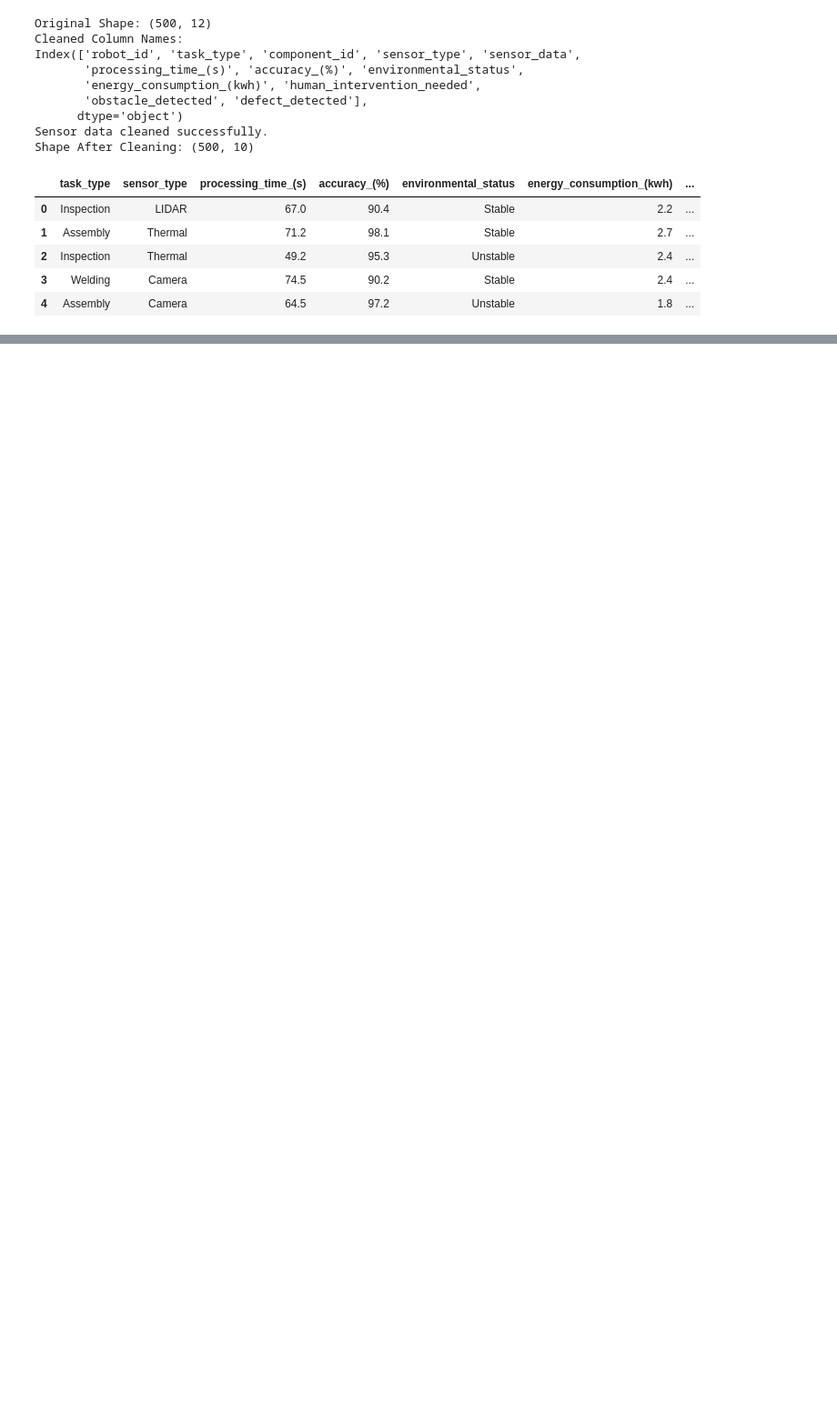
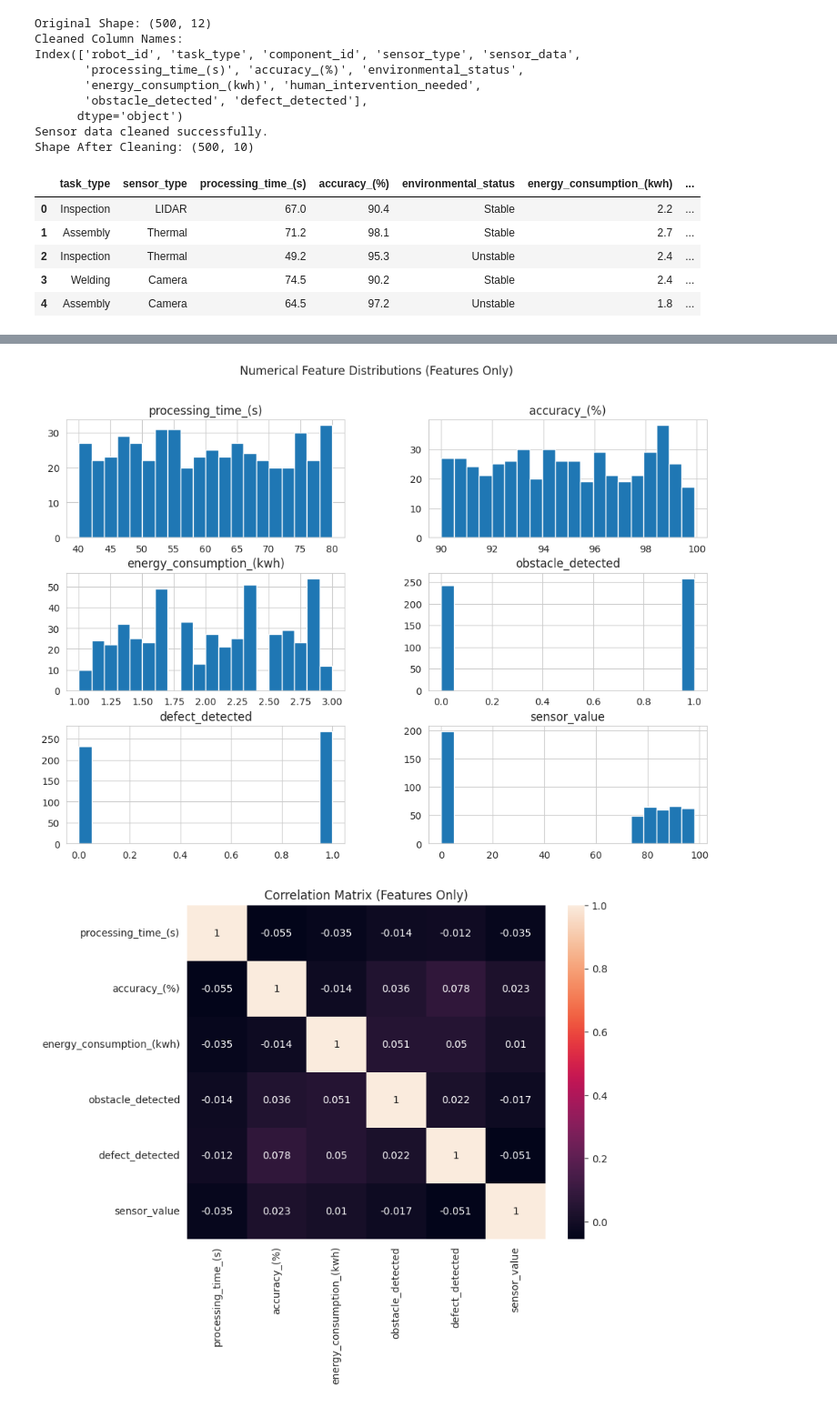
Before and after one commit to SeonwooKim03/EET-4501---Group-1, a Jupyter notebook: Project Assignment 4.ipynb, the cells around one changed output, grey strips where cells are left out. Shown at 91% size. Saved outputs shown, nothing was run; the diff lists cells and outputs as text; code cells hidden in the pictures; blank space fills up the shorter version.

```diff
--- a/Project Assignment 4.ipynb
+++ b/Project Assignment 4.ipynb
@@ -114,0 +78,49 @@ for col in categorical_cols:
+# %%
+import matplotlib.pyplot as plt
+import seaborn as sns
+
+sns.set_style("whitegrid")
+plt.rcParams["figure.figsize"] = (8,6)
+
+target = "human_intervention_needed"
+id_cols = ["robot_id", "component_id"]
+
+
+numeric_cols = [
+    c for c in df.select_dtypes(include=["int64", "float64"]).columns
+    if c not in ([target] + id_cols)
+]
+
+categorical_cols = [
+    c for c in df.select_dtypes(include=["object", "category", "bool"]).columns
+    if c not in ([target] + id_cols)
+]
+
+# 1) Histograms for numeric features
+df[numeric_cols].hist(bins=20, figsize=(12,8))
+plt.suptitle("Numerical Feature Distributions (Features Only)")
+plt.show()
+
+# 2) Correlation heatmap for numeric features
+plt.figure(figsize=(8,6))
+corr = df[numeric_cols].corr()
+sns.heatmap(corr, annot=True)
+plt.title("Correlation Matrix (Features Only)")
+plt.show()
+
+# 3) Countplots for categorical features
+for col in categorical_cols:
+    plt.figure(figsize=(6,4))
+    sns.countplot(x=col, data=df)
+    plt.xticks(rotation=45)
+    plt.title(f"Distribution of {col} (Feature Only)")
+    plt.show()
+
+# plot target separately
+plt.figure(figsize=(4,3))
+sns.countplot(x=target, data=df)
+plt.title("Target Distribution")
+plt.show()
+# %% [output]
+[figure, added]
+[figure, added]
```
Also changed, not shown: parts of 3 cells of this notebook.
